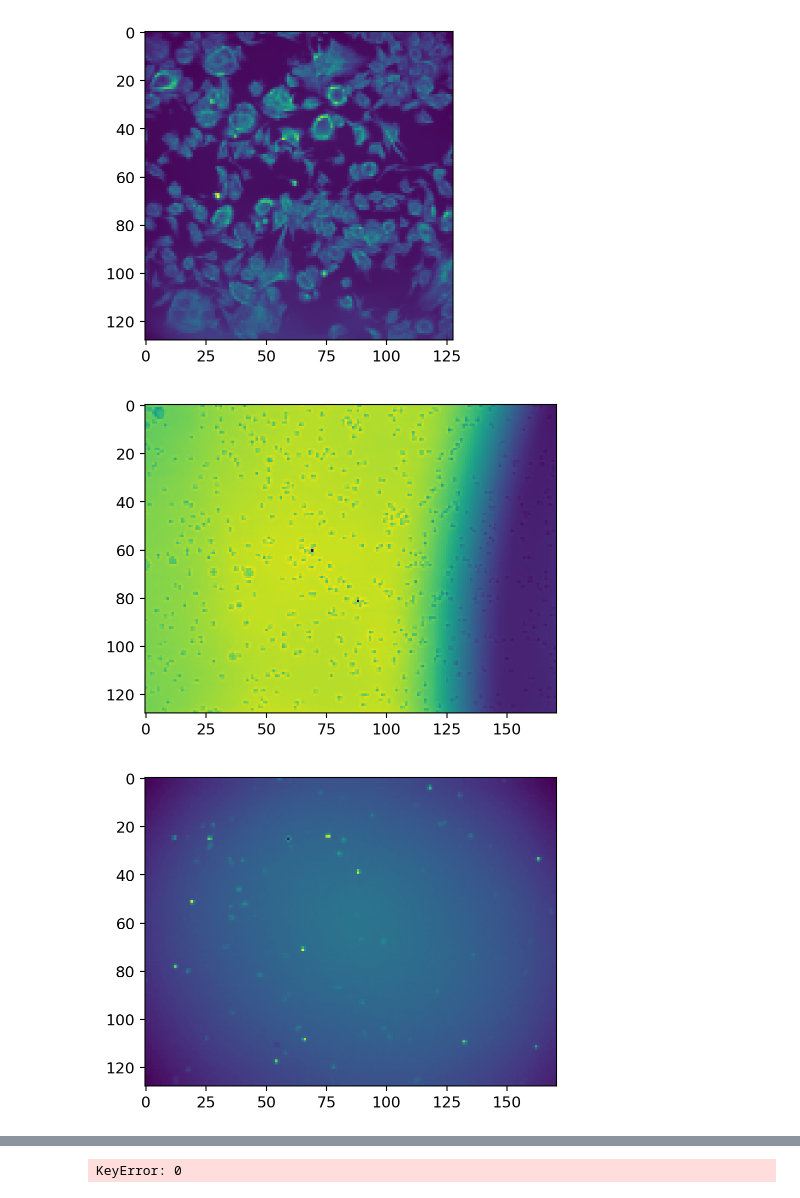
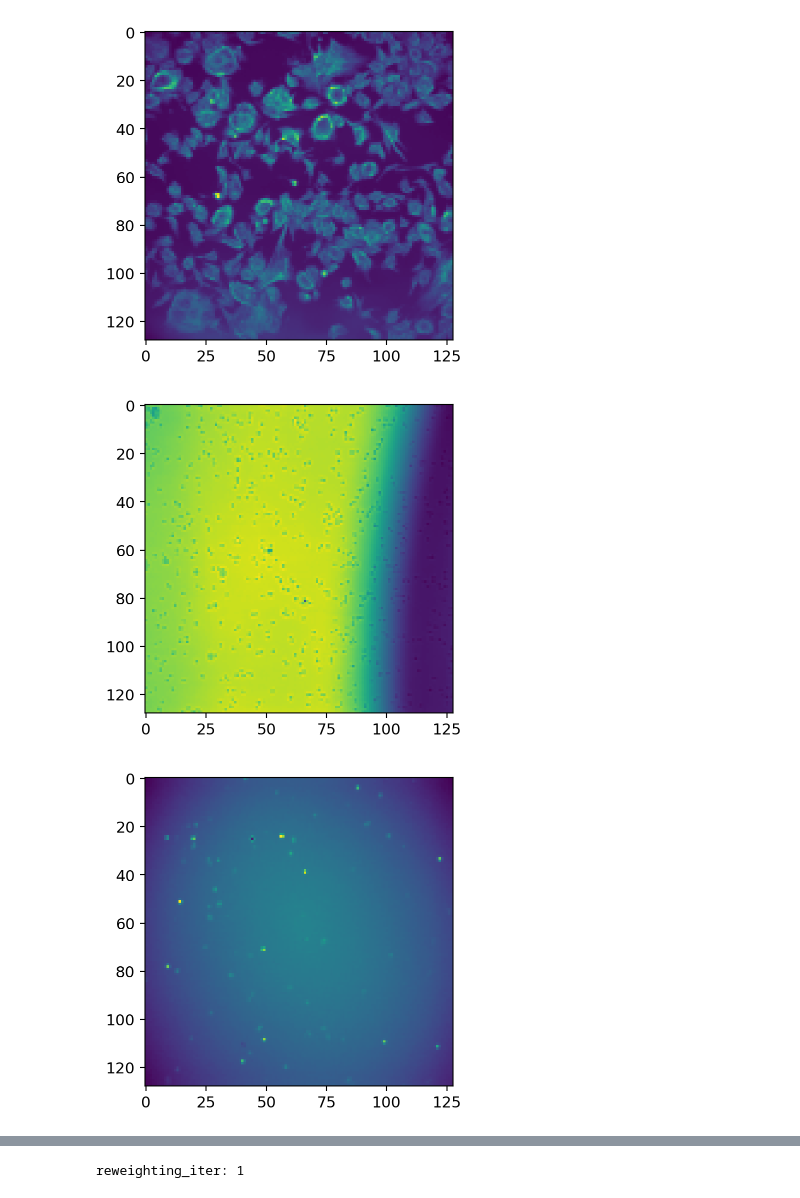
Before and after one commit to yfukai/BaSiCpy, a Jupyter notebook: Notebooks/export_reference_impl_data.ipynb, the cells around one changed output, grey strips where cells are left out. Saved outputs shown, nothing was run; the diff lists cells and outputs as text; code cells hidden in the pictures.

Commit message:
added results for reference impl with jax

```diff
--- a/Notebooks/export_reference_impl_data.ipynb
+++ b/Notebooks/export_reference_impl_data.ipynb
@@ -1,15 +1,39 @@
 # %%
 import numpy as np
 from matplotlib import pyplot as plt
+from skimage.transform import resize as skresize
 import sys
 sys.path.append("../")
-import pybasic.tools._resize as _resize
+RESIZE_ORDER = 1
+RESIZE_MODE = "symmetric"
+_preserve_range = True
 
 keys = ["cell_culture","timelapse_brightfield","timelapse_nanog","timelapse_pu1","wsi_brain"]
+def _resize_images_list(images_list,
+                        side_size: float = None,
+                        x_side_size: float = None,
+                        y_side_size: float = None):
+    if side_size is not None:
+        y_side_size = x_side_size = side_size
+    resized_images_list = []
+    for i, im in enumerate(images_list):
+        if im.shape[0] != x_side_size or im.shape[1] != y_side_size:
+            resized_images_list.append(skresize(
+                im,
+                (x_side_size, y_side_size),
+                order = RESIZE_ORDER,
+                mode = RESIZE_MODE,
+                preserve_range = _preserve_range
+                )
+            )
+        else:
+            resized_images_list.append(im)
+    return resized_images_list
 
 imagess = {}
 for k in keys:
     images = np.load("../ExampleData/{}.npz".format(k))["images"]
+    images=_resize_images_list(images,side_size=128)
     imagess[k] = images
     plt.imshow(images[10])
     plt.show()
@@ -23,3 +41,3 @@ findfont: Font family ['IPAPGothic'] not found. Falling back to DejaVu Sans.
 [figure]
-[figure, old version]
+[figure, new version]
-[figure, old version]
+[figure, new version]
@@ -27,7 +45,12 @@ findfont: Font family ['IPAPGothic'] not found. Falling back to DejaVu Sans.
 [figure]
 # %%
 import pybasic
+res={}
 for k,images in imagess.items():
     flatfield,darkfield=pybasic.basic(images,verbosity=True)
+    baseline = pybasic.background_timelapse(images,flatfield,darkfield)
+    res[k]={"flatfield":flatfield,"darkfield":darkfield,"baseline":baseline}
+
+np.savez_compressed("../ExampleData/reference_results.npz",**res)
 # %% [output]
-KeyError: 0
+reweighting_iter: 1
```
Also changed, not shown: parts of 3 cells of this notebook, 2 other files.
